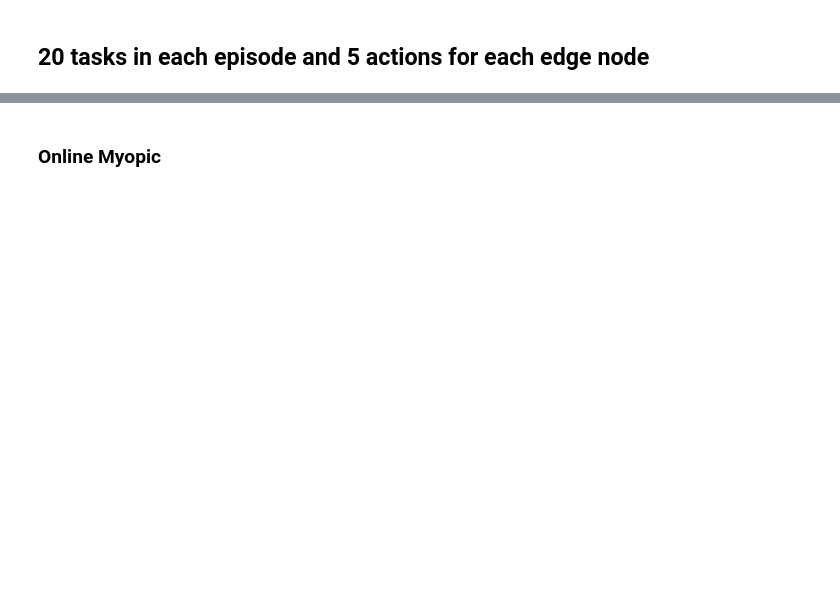
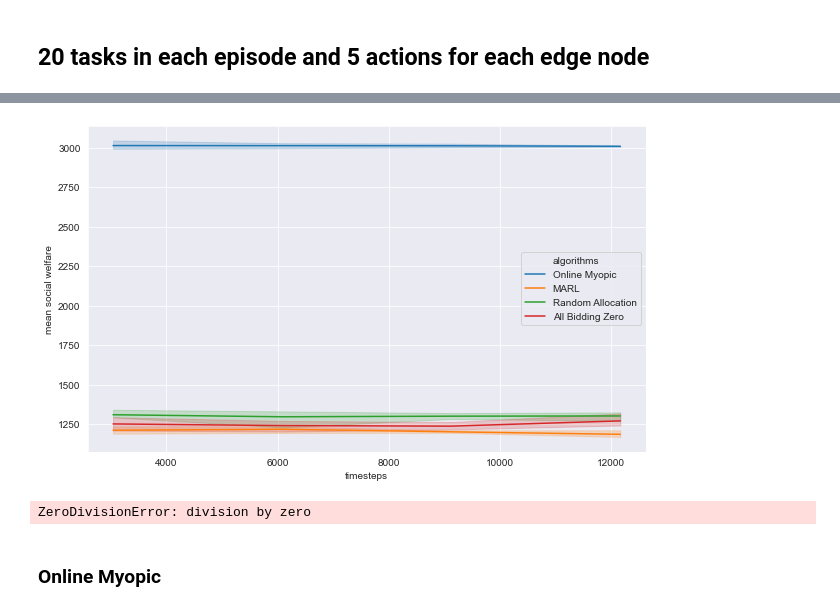
Before and after one commit to fb1n15/edge-cloud-resource-allocation-using-MARL, a Jupyter notebook: src/jupyter_notebooks/Analysis_of_results.ipynb, the cells around one changed output, grey strips where cells are left out. Cells and saved outputs as stored; diff of their text form; code cells hidden in the pictures; blank space fills up the shorter version.

Commit message:
plot the mean social welfare of all algorithms in one figure

```diff
--- a/src/jupyter_notebooks/Analysis_of_results.ipynb
+++ b/src/jupyter_notebooks/Analysis_of_results.ipynb
@@ -71,3 +68,15 @@ df_results.head()
 | 9120 | 3003.320628 | 1194.091759 | 1281.721196 | 1262.501807 |
 | 12160 | 3007.104636 | 1167.752176 | 1308.861430 | 1316.786221 |
 | 3040 | 3047.446597 | 1234.999169 | 1340.398498 | 1292.891535 |
+# %%
+# make the number of timesteps as a new column
+# https://pandas.pydata.org/docs/reference/api/pandas.DataFrame.reset_index.html
+df_results_reset = df_results.copy()
+df_results_reset = df_results_reset.reset_index(col_fill='timesteps')
+# %%
+# change the name of the first column from `index` to `timesteps`
+df_results_reset = df_results_reset.rename(columns={"index": "timesteps",
+                                                   "Social Welfare (Online Myopic)_mean": "Online Myopic",
+                                                   "Social Welfare_mean": "MARL",
+                                                   "Social Welfare (Random Allocation)_mean": "Random Allocation",
+                                                   "Social Welfare (All Bidding Zero)_mean": "All Bidding Zero"}, errors='raise')
@@ -73,0 +92,6 @@ df_results.head()
+# %%
+# make a dataframe for plotting several lines in one figure
+# https://stackoverflow.com/a/55579762/7060068
+
+df_results_preproc = pd.melt(df_results_reset, ['timesteps'], var_name='algorithms',
+                            value_name='mean social welfare')
@@ -74,3 +107,14 @@ df_results.head()
+# %%
+# plot the results all in one figure
+# https://stackoverflow.com/a/55579762/7060068
+p = sns.lineplot(x='timesteps', y='mean social welfare', hue='algorithms',
+                 data=df_results_preproc)  # 2 actions (blue)
+# %% [output]
+[figure, added]
+# %%
+1/0
+# %% [output]
+ZeroDivisionError: division by zero
 # %% [markdown]
 ### Online Myopic
 # %%
```
Also changed, not shown: parts of 20 cells of this notebook, 5 other files.
